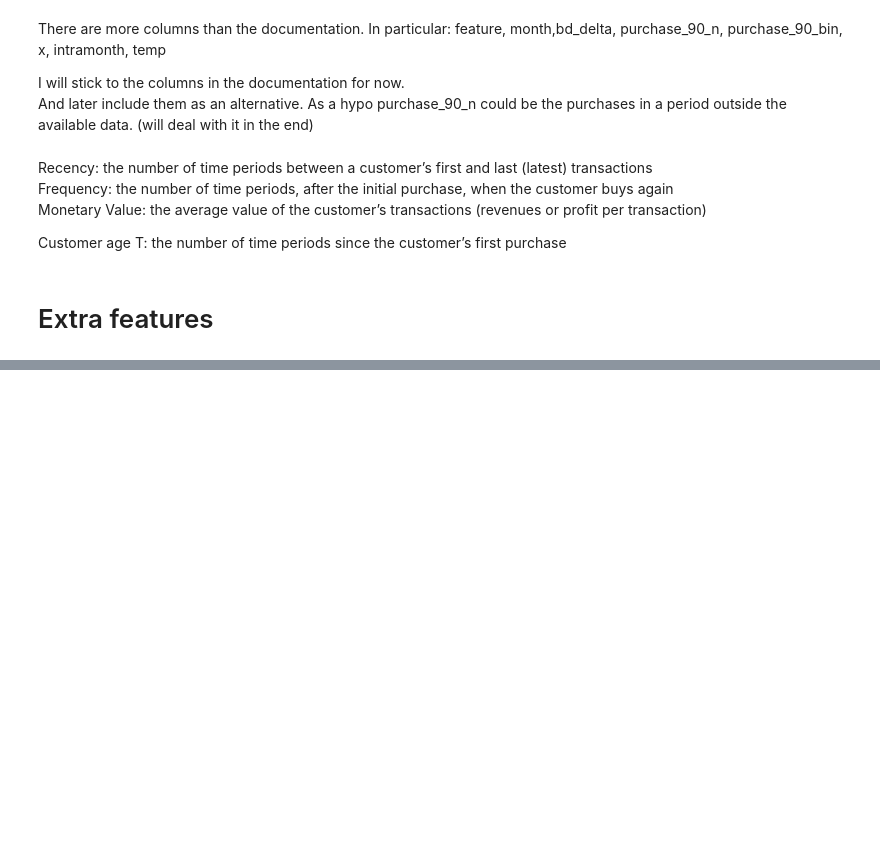
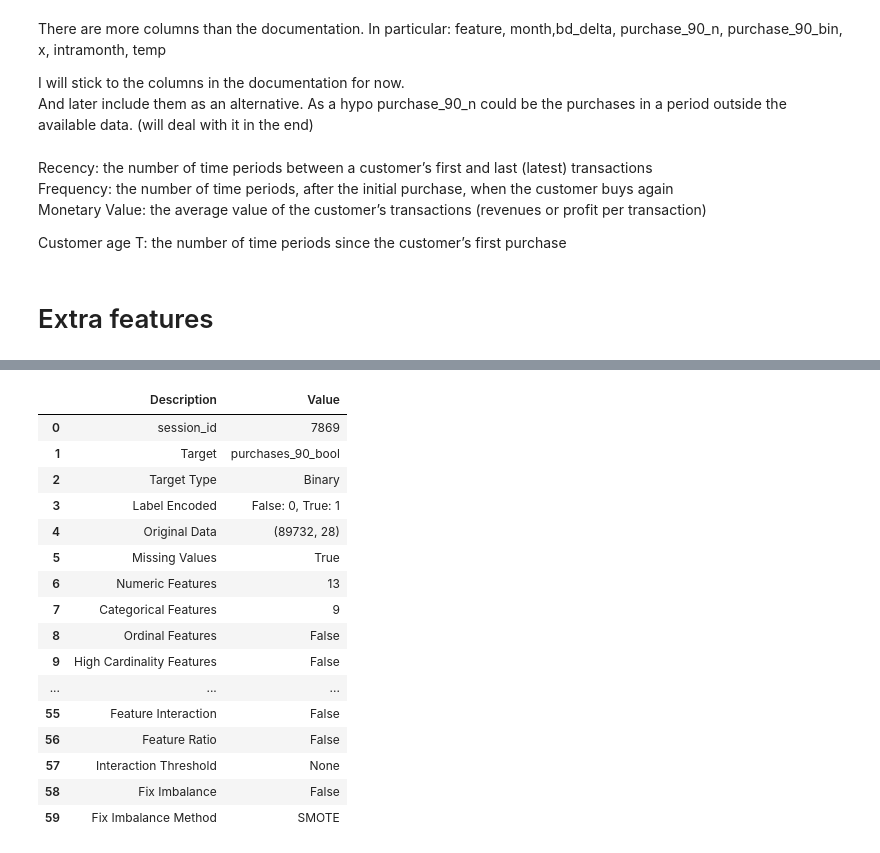
Before and after one commit to fbereilh/ds-notebooks, a Jupyter notebook: br-ds.ipynb, the cells around one changed output, grey strips where cells are left out. Cells and saved outputs as stored; diff of their text form; code cells hidden in the pictures; blank space fills up the shorter version.

```diff
--- a/br-ds.ipynb
+++ b/br-ds.ipynb
@@ -551,3 +593,16 @@ def date_extractor(col):
+# %%
+def group_rare_categories(df, cols=None):
+    df_c = df.copy()
+    for c in cols:
+        n = min(len(df_c[c].value_counts())-1, 20)
+        df_c.loc[~df_c[c].isin(df_c[c].value_counts()[:n].index), c] = -1
+    return df_c
+
+
+
+def date_filter(df, cols):
+    #for c in cols: df[c] = df[c]
+    return df
 # %%
 cat_cols = X.select_dtypes(exclude="number").columns[1:]
 cat_cols
@@ -639,0 +658,10 @@ xgb.plot_importance(ltv_xgb_model, ax=ax)
+# %%
+cool_pipe = Pipeline(
+    steps=[
+            ("clean_categories", DataframeFunctionTransformer(group_rare_categories, cols=cat_cols)),
+            ("betageo", BetaGeoFitterTransformer()),
+            ("gammagamma", GammaGammaFitterTransformer()),
+           ]
+)
+# %%
+train = cool_pipe.fit_transform(train_full)
@@ -639,0 +703,28 @@ xgb.plot_importance(ltv_xgb_model, ax=ax)
+# %%
+exp = setup(
+        data = train,
+        target = 'purchases_90_bool',
+        categorical_features = cat_cols,
+        ignore_features=['user_id', 'value_90', 'purchases_90', 'value_90_bin'],
+        fold = 5,
+        normalize=True,
+        use_gpu=True,
+      )
+# %% [output]
+|  | Description | Value |
+| 0 | session_id | 7869 |
+| 1 | Target | purchases_90_bool |
+| 2 | Target Type | Binary |
+| 3 | Label Encoded | False: 0, True: 1 |
+| 4 | Original Data | (89732, 28) |
+| 5 | Missing Values | True |
+| 6 | Numeric Features | 13 |
+| 7 | Categorical Features | 9 |
+| 8 | Ordinal Features | False |
+| 9 | High Cardinality Features | False |
+| ... | ... | ... |
+| 55 | Feature Interaction | False |
+| 56 | Feature Ratio | False |
+| 57 | Interaction Threshold | None |
+| 58 | Fix Imbalance | False |
+| 59 | Fix Imbalance Method | SMOTE |
```
Also changed, not shown: parts of 24 cells of this notebook.
